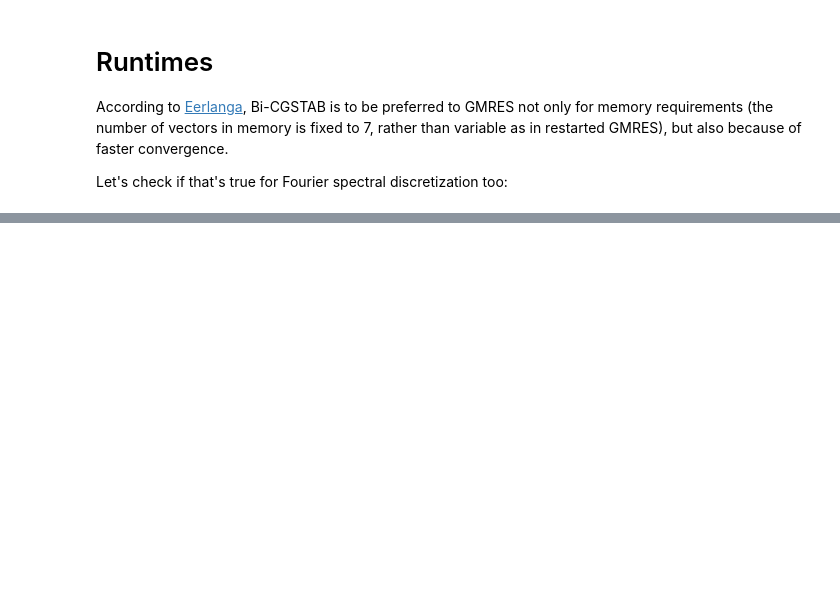
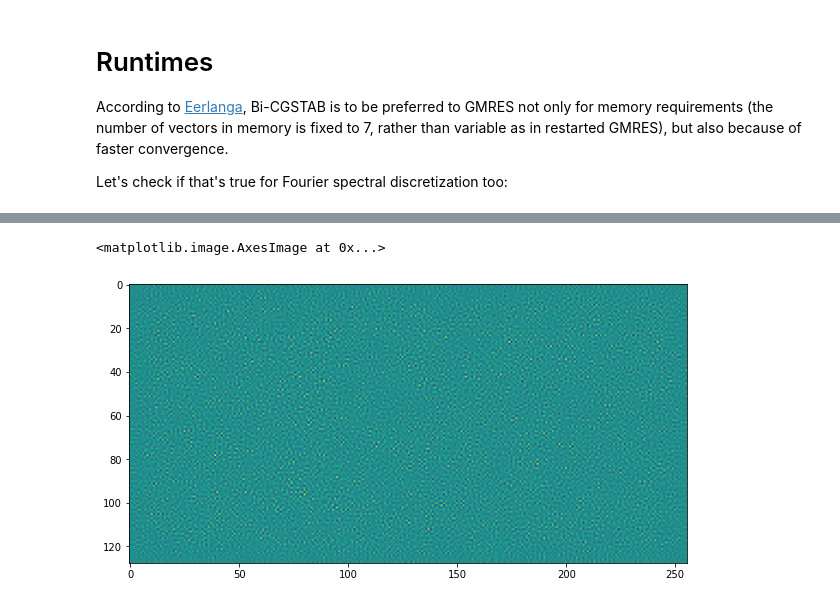
Before and after one commit to ucl-bug/jwave, a Jupyter notebook: docs/examples/monopole_helmholtz_problem.ipynb, the cells around one changed output, grey strips where cells are left out. Cells and saved outputs as stored; diff of their text form; code cells hidden in the pictures; blank space fills up the shorter version.

```diff
--- a/docs/examples/monopole_helmholtz_problem.ipynb
+++ b/docs/examples/monopole_helmholtz_problem.ipynb
@@ -255,0 +324,6 @@ Runtime with Bi-CGSTAB
+# %%
+plt.figure(figsize=(10,15))
+plt.imshow(Ha.real)
+# %% [output]
+<matplotlib.image.AxesImage at 0x...>
+[figure, added]
```
Also changed, not shown: parts of 19 cells of this notebook, 3 other files.
